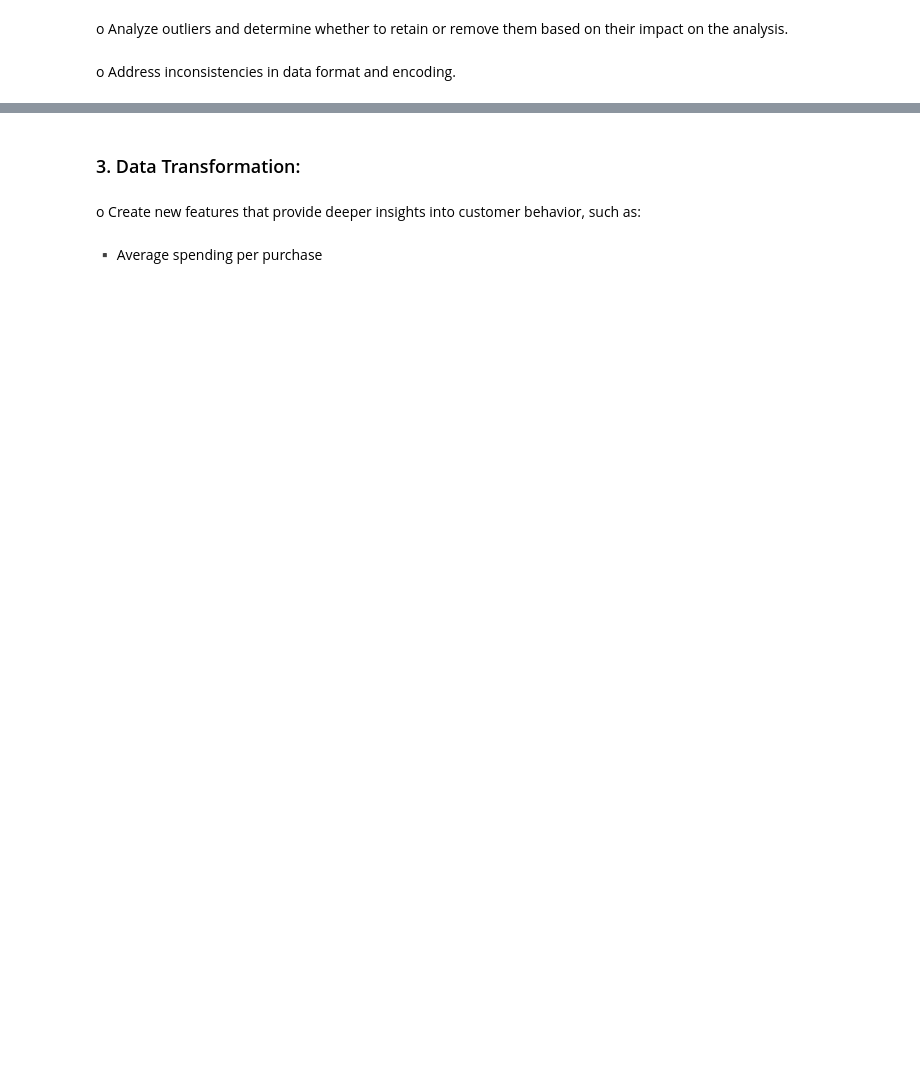
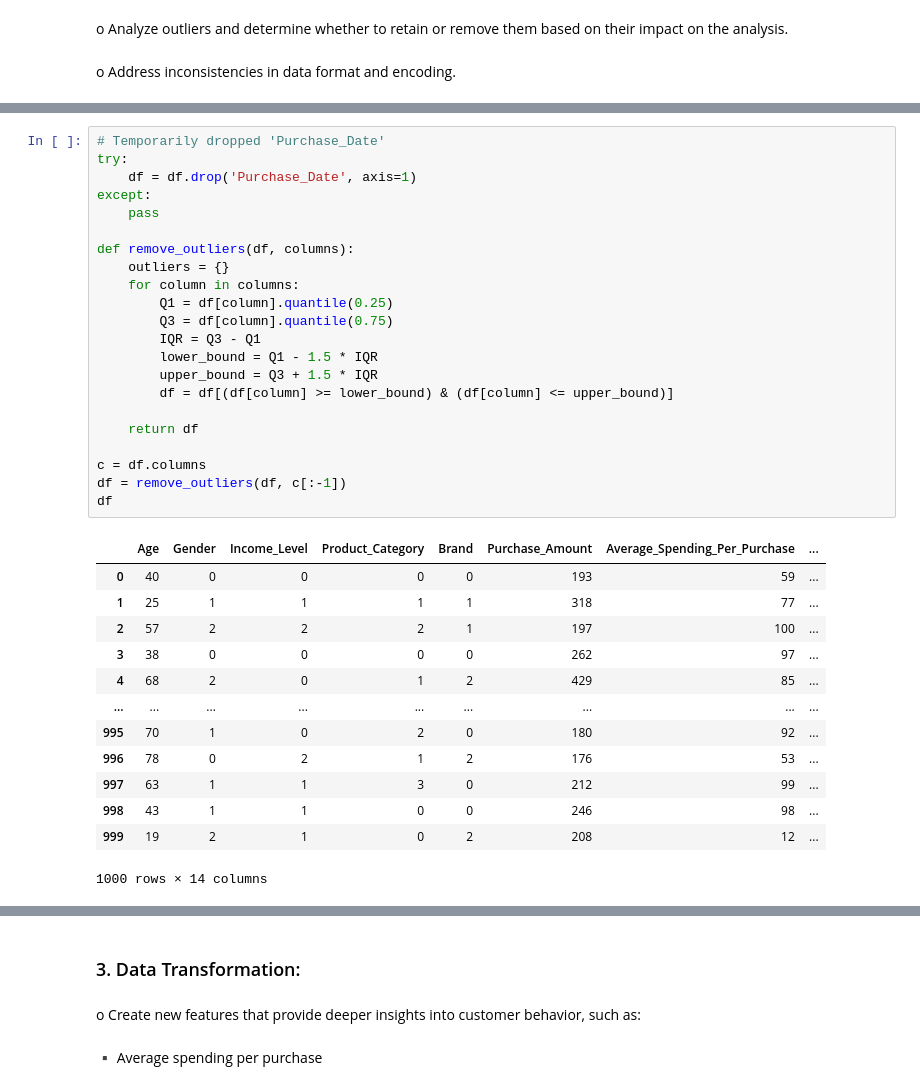
Before and after one commit to ApatheticMioz/electronics-sales-analysis-ml, a Jupyter notebook: project.ipynb, the cells around one changed output, grey strips where cells are left out. Saved outputs shown, nothing was run; the diff lists cells and outputs as text; blank space fills up the shorter version.

```diff
--- a/project.ipynb
+++ b/project.ipynb
@@ -334,0 +410,36 @@ o Address inconsistencies in data format and encoding.
+# %%
+# Temporarily dropped 'Purchase_Date'
+try:
+    df = df.drop('Purchase_Date', axis=1)
+except:
+    pass
+
+def remove_outliers(df, columns):
+    outliers = {}
+    for column in columns:
+        Q1 = df[column].quantile(0.25)
+        Q3 = df[column].quantile(0.75)
+        IQR = Q3 - Q1
+        lower_bound = Q1 - 1.5 * IQR
+        upper_bound = Q3 + 1.5 * IQR
+        df = df[(df[column] >= lower_bound) & (df[column] <= upper_bound)]
+
+    return df
+
+c = df.columns
+df = remove_outliers(df, c[:-1])
+df
+# %% [output]
+|  | Age | Gender | Income_Level | Product_Category | Brand | Purchase_Amount | Average_Spending_Per_Purchase | ... |
+| 0 | 40 | 0 | 0 | 0 | 0 | 193 | 59 | ... |
+| 1 | 25 | 1 | 1 | 1 | 1 | 318 | 77 | ... |
+| 2 | 57 | 2 | 2 | 2 | 1 | 197 | 100 | ... |
+| 3 | 38 | 0 | 0 | 0 | 0 | 262 | 97 | ... |
+| 4 | 68 | 2 | 0 | 1 | 2 | 429 | 85 | ... |
+| ... | ... | ... | ... | ... | ... | ... | ... | ... |
+| 995 | 70 | 1 | 0 | 2 | 0 | 180 | 92 | ... |
+| 996 | 78 | 0 | 2 | 1 | 2 | 176 | 53 | ... |
+| 997 | 63 | 1 | 1 | 3 | 0 | 212 | 99 | ... |
+| 998 | 43 | 1 | 1 | 0 | 0 | 246 | 98 | ... |
+| 999 | 19 | 2 | 1 | 0 | 2 | 208 | 12 | ... |
+1000 rows × 14 columns
```
Also changed, not shown: parts of 9 cells of this notebook.
